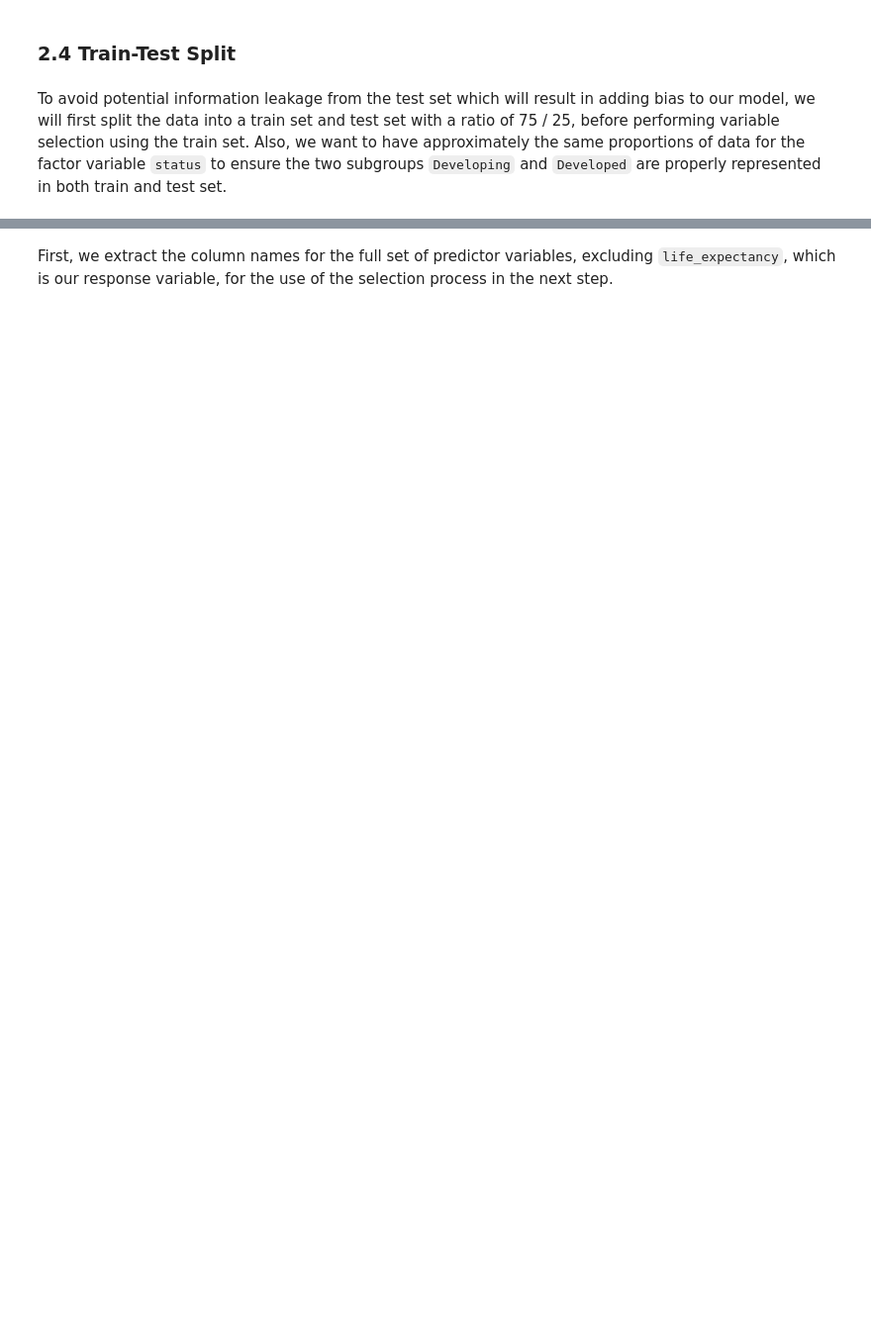
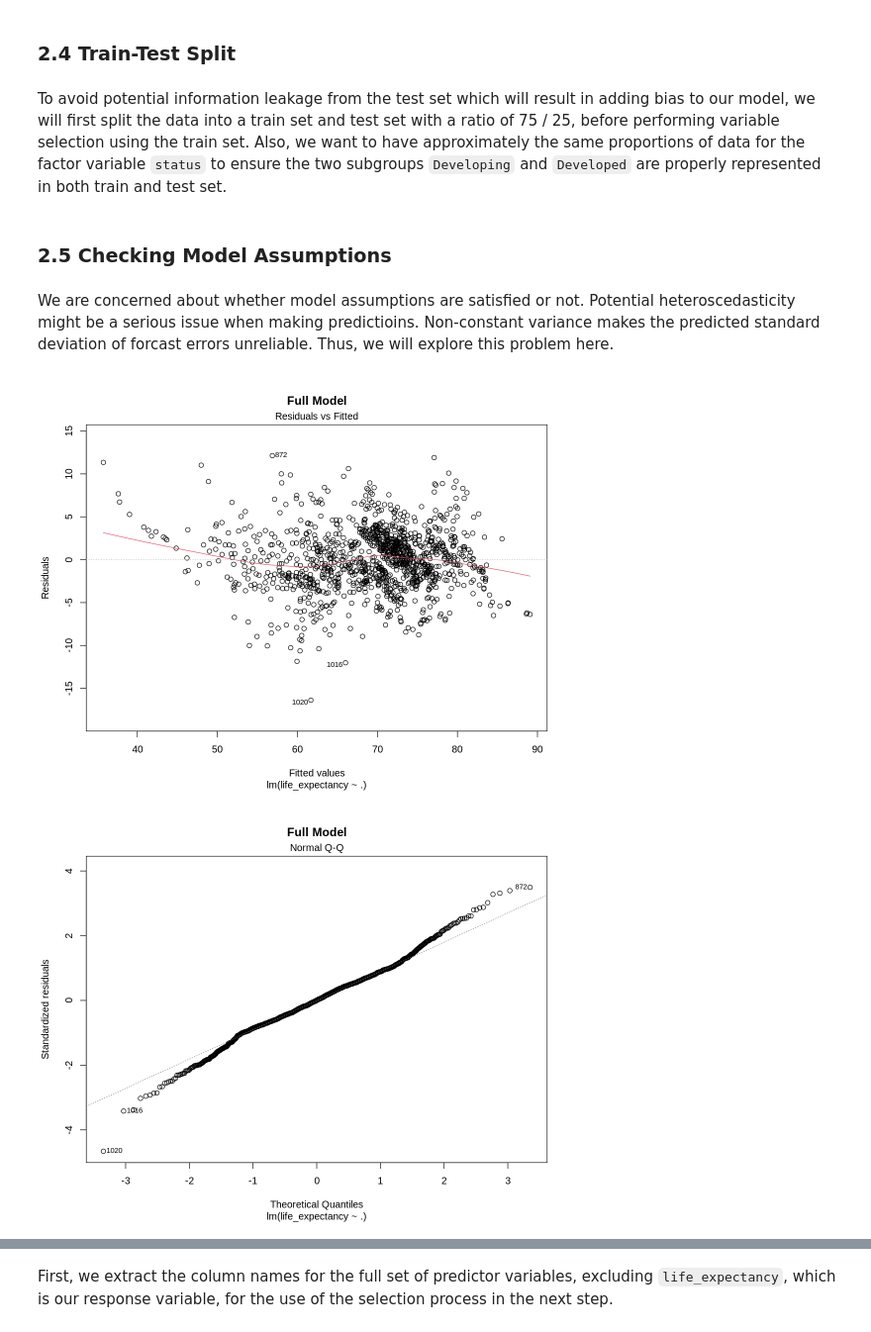
Before and after one commit to fionawang-yf/STAT301-LifeExpectancy, a Jupyter notebook: STAT301-Group1-Report.ipynb, the cells around one changed output, grey strips where cells are left out. Shown at 99% size. Saved outputs shown, nothing was run; the diff lists cells and outputs as text; code cells hidden in the pictures; blank space fills up the shorter version.

```diff
--- a/STAT301-Group1-Report.ipynb
+++ b/STAT301-Group1-Report.ipynb
@@ -296,3 +294,7 @@ set.seed(1)
 le_split = initial_split(le, prop = 0.75, strata = status)
 le_train = training(le_split)
 le_test  = testing(le_split)
+# %% [markdown]
+### 2.5 Checking Model Assumptions
+# %% [markdown]
+We are concerned about whether model assumptions are satisfied or not. Potential heteroscedasticity might be a serious issue when making predictioins. Non-constant variance makes the predicted standard deviation of forcast errors unreliable. Thus, we will explore this problem here.
@@ -298,0 +304,6 @@ le_test  = testing(le_split)
+# %%
+plot(md0, 1, main = "Full Model")
+plot(md0, 2, main = "Full Model")
+# %% [output]
+[figure, added]
+[figure, added]
```
Also changed, not shown: parts of 41 cells of this notebook.
